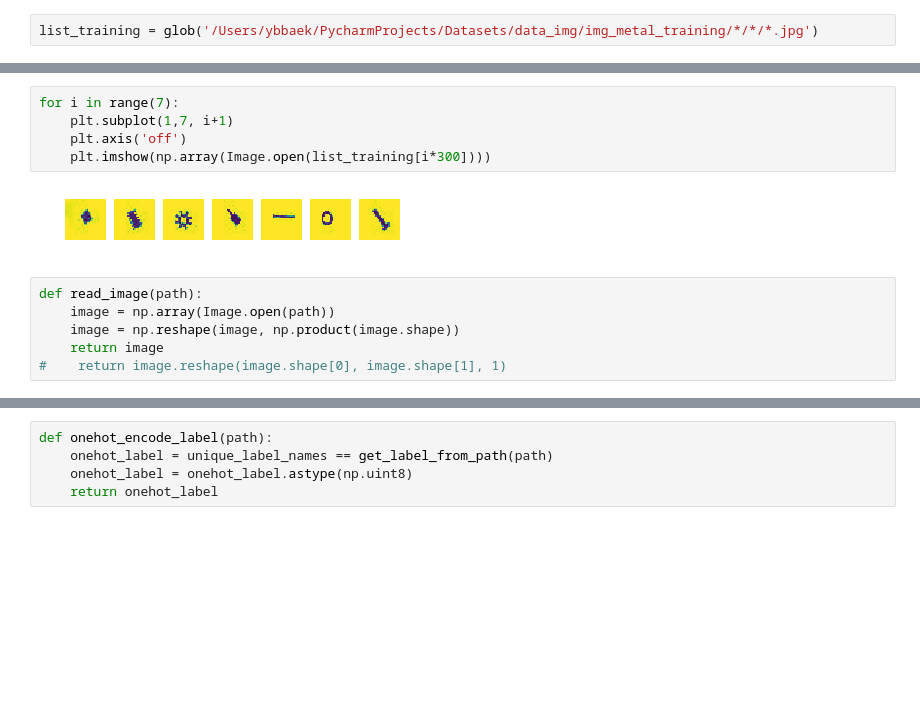
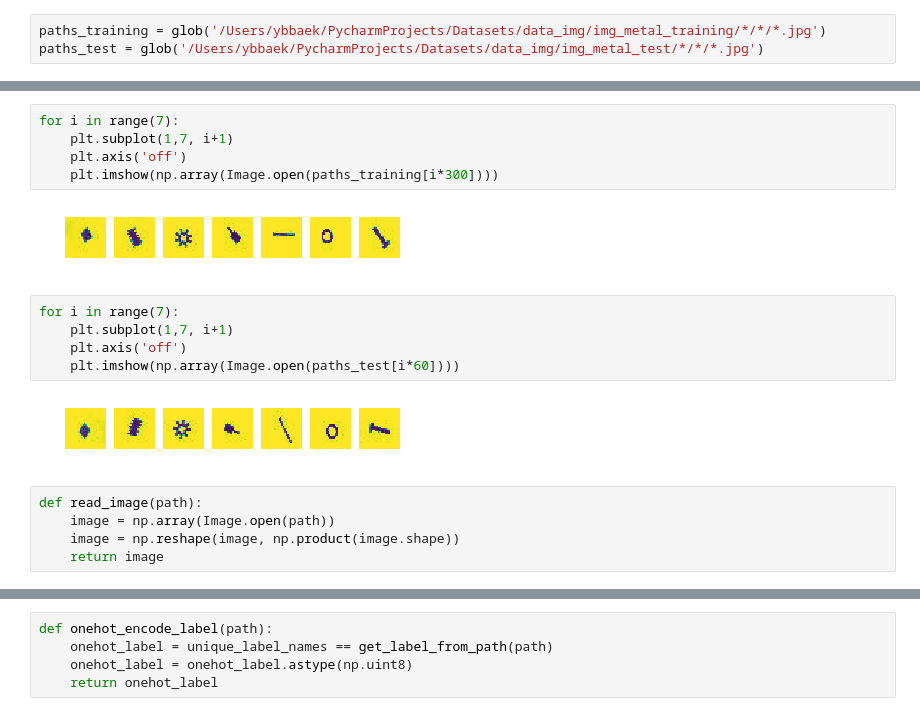
Before and after one commit to yunbum/Python, a Jupyter notebook: ML/test_study_mot/train.ipynb, the cells around one changed output, grey strips where cells are left out. Saved outputs shown, nothing was run; the diff lists cells and outputs as text; blank space fills up the shorter version.

```diff
--- a/ML/test_study_mot/train.ipynb
+++ b/ML/test_study_mot/train.ipynb
@@ -7,2 +8,3 @@ import matplotlib.pyplot as plt
 # %%
-list_training = glob('/Users/ybbaek/PycharmProjects/Datasets/data_img/img_metal_training/*/*/*.jpg')
+paths_training = glob('/Users/ybbaek/PycharmProjects/Datasets/data_img/img_metal_training/*/*/*.jpg')
+paths_test = glob('/Users/ybbaek/PycharmProjects/Datasets/data_img/img_metal_test/*/*/*.jpg')
@@ -32,13 +35,19 @@ image.shape
 for i in range(7):
     plt.subplot(1,7, i+1)
     plt.axis('off')
-    plt.imshow(np.array(Image.open(list_training[i*300])))
+    plt.imshow(np.array(Image.open(paths_training[i*300])))
 # %% [output]
 [figure]
+# %%
+for i in range(7):
+    plt.subplot(1,7, i+1)
+    plt.axis('off')
+    plt.imshow(np.array(Image.open(paths_test[i*60])))
+# %% [output]
+[figure, added]
 # %%
 def read_image(path):
     image = np.array(Image.open(path))
     image = np.reshape(image, np.product(image.shape))
     return image
-#    return image.reshape(image.shape[0], image.shape[1], 1)
 # %%
```
Also changed, not shown: parts of 36 cells of this notebook, 1 other file.
